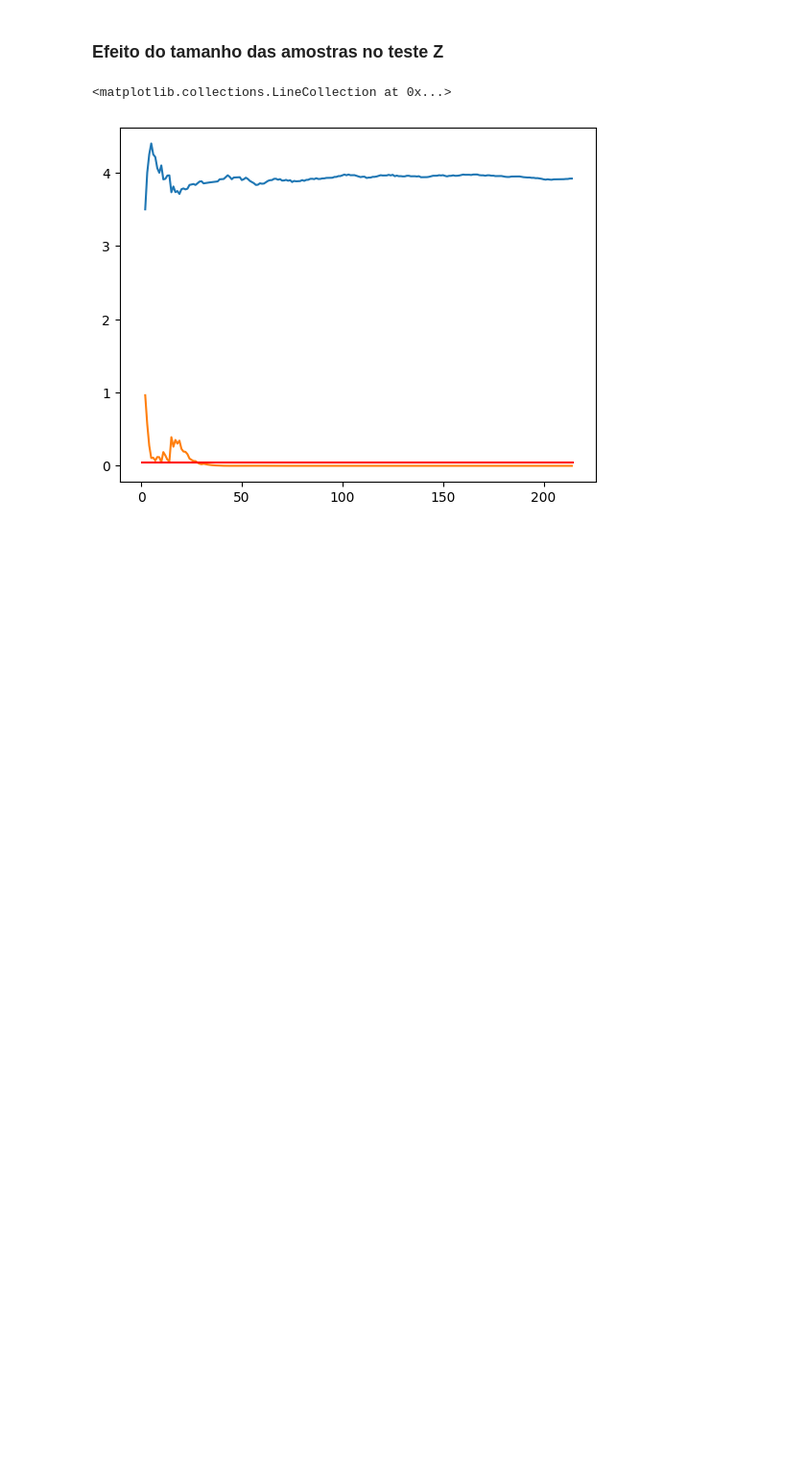
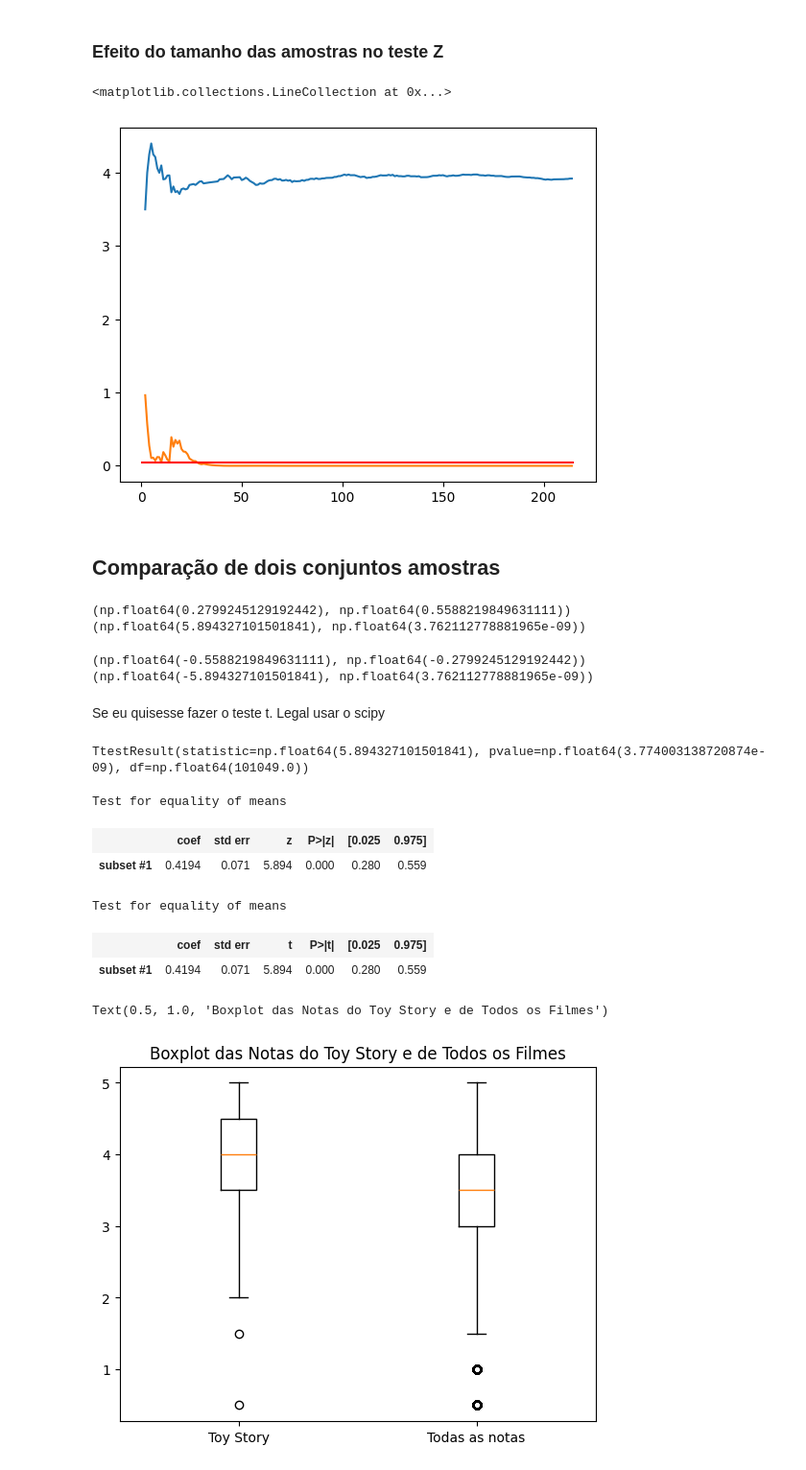
Before and after one commit to lemaldonadogm/Courses, a Jupyter notebook: Statistics/data-science-introducao-a-testes-estatisticos-com-python-aula0/Curso_testes_estatísticos_Data_Sciente.ipynb, the cells around one changed output. Shown at 96% size. Saved outputs shown, nothing was run; the diff lists cells and outputs as text; code cells hidden in the pictures; blank space fills up the shorter version.

Commit message:
teste para duas amostras

```diff
--- a/Statistics/data-science-introducao-a-testes-estatisticos-com-python-aula0/Curso_testes_estatísticos_Data_Sciente.ipynb
+++ b/Statistics/data-science-introducao-a-testes-estatisticos-com-python-aula0/Curso_testes_estatísticos_Data_Sciente.ipynb
@@ -570,3 +570,56 @@ plt.hlines(0.05, xmin=0, xmax=len(temp), colors='red') # linha horizontal do p-v
 # %% [output]
 <matplotlib.collections.LineCollection at 0x...>
 [figure]
+# %% [markdown]
+## Comparação de dois conjuntos amostras
+# %%
+# Intervalo de confiança entre as médias dessas duas distribuições
+
+print(zconfint(notas_toy_story['rating'], notas['rating']))
+print(ztest(notas_toy_story['rating'], notas['rating']))
+
+# As notas do toystory é diferente entre 0.28 e 0.56 a mais que a média dos filmes do MovieLens.
+# P-Valor de 3.76e-09, ou seja, muito menor que 0.05, então rejeitamos a hipótese nula de que as médias são iguais.
+# %% [output]
+(np.float64(0.2799245129192442), np.float64(0.5588219849631111))
+(np.float64(5.894327101501841), np.float64(3.762112778881965e-09))
+# %%
+# Fazendo ao contrario
+print(zconfint(notas['rating'], notas_toy_story['rating']))
+print(ztest( notas['rating'], notas_toy_story['rating']))
+
+# Quer dizer que a média dos filmes em geral é menor entre 0.28 e 0.56 do que a média do Toy Story.
+# %% [output]
+(np.float64(-0.5588219849631111), np.float64(-0.2799245129192442))
+(np.float64(-5.894327101501841), np.float64(3.762112778881965e-09))
+# %% [markdown]
+Se eu quisesse fazer o teste t. Legal usar o scipy
+# %%
+from scipy.stats import ttest_ind
+ttest_ind(notas_toy_story['rating'], notas['rating'])
+
+#p-valor igual ao fazer com o ztest. Acontece que o scipy nao tem intervalo de confiança, então vou usar o stats models
+# %% [output]
+TtestResult(statistic=np.float64(5.894327101501841), pvalue=np.float64(3.774003138720874e-09), df=np.float64(101049.0))
+# %%
+descr_notas_toy_story = DescrStatsW(notas_toy_story['rating'])
+descr_notas_gerais = DescrStatsW(notas['rating'])
+compare = descr_notas_toy_story.get_compare(descr_notas_gerais)
+compare.summary(use_t = False) # Aqui ele usa o Z teste
+# %% [output]
+Test for equality of means
+|  | coef | std err | z | P>|z| | [0.025 | 0.975] |
+| subset #1 | 0.4194 | 0.071 | 5.894 | 0.000 | 0.280 | 0.559 |
+# %%
+compare.summary(use_t=True) # Aqui ele usa o T teste
+# %% [output]
+Test for equality of means
+|  | coef | std err | t | P>|t| | [0.025 | 0.975] |
+| subset #1 | 0.4194 | 0.071 | 5.894 | 0.000 | 0.280 | 0.559 |
+# %%
+import matplotlib.pyplot as plt
+plt.boxplot([notas_toy_story['rating'], notas['rating']], labels=['Toy Story', 'Todas as notas'])
+plt.title('Boxplot das Notas do Toy Story e de Todos os Filmes')
+# %% [output]
+Text(0.5, 1.0, 'Boxplot das Notas do Toy Story e de Todos os Filmes')
+[figure, added]
```
Also changed, not shown: parts of 4 cells of this notebook, 1 other file.
